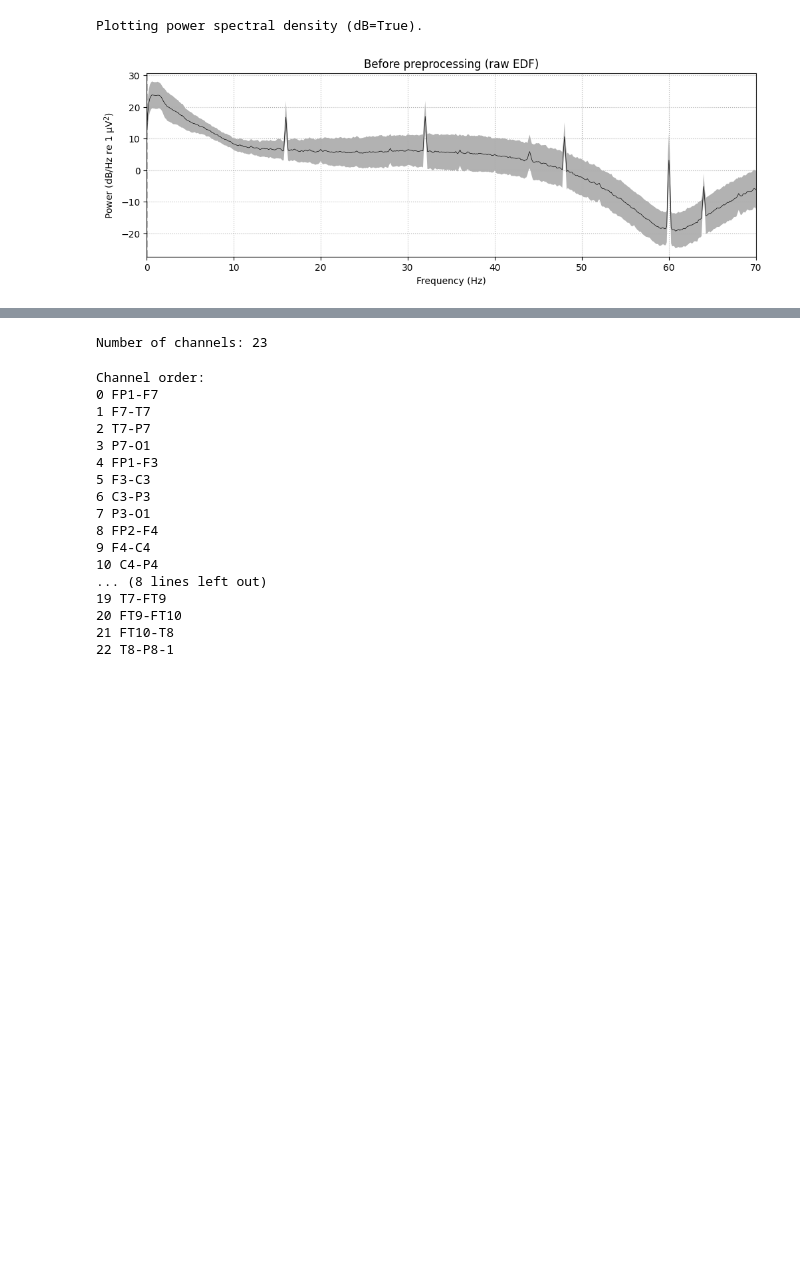
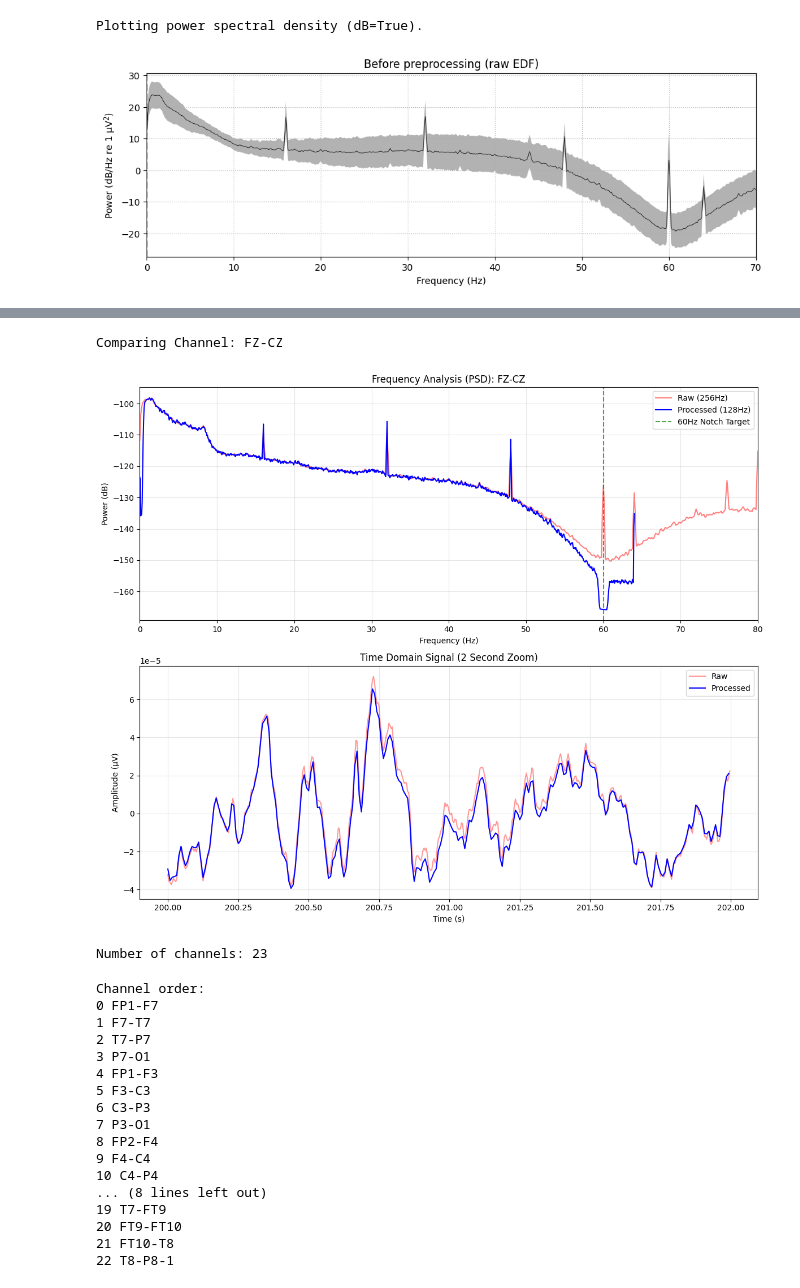
Before and after one commit to denizyennerr/Tez, a Jupyter notebook: notebooks/analysis.ipynb, the cells around one changed output, grey strips where cells are left out. Cells and saved outputs as stored; diff of their text form; code cells hidden in the pictures; blank space fills up the shorter version.

Commit message:
Implement preprocessing / analysis changes

```diff
--- a/notebooks/analysis.ipynb
+++ b/notebooks/analysis.ipynb
@@ -880,3 +979,67 @@ ValueError: Requested fmax (70 Hz) must not exceed ½ the sampling frequency of
+# %%
+import matplotlib.pyplot as plt
+import mne
+import numpy as np
+
+# --- 1. Settings ---
+mne.set_log_level("ERROR")
+
+# Find a common channel
+common_channels = list(set(raw_before.ch_names) & set(raw_after.ch_names))
+target_channel = common_channels[0] # Usually FP1-F7 or similar
+
+print(f"Comparing Channel: {target_channel}")
+
+fig, ax = plt.subplots(2, 1, figsize=(12, 10))
+
+# --- 2. Frequency Domain (The Proof) ---
+# We calculate PSD for Raw up to 100Hz to see the 60Hz noise clearly
+psd_before = raw_before.compute_psd(fmax=100, picks=[target_channel])
+# We calculate PSD for Processed up to 64Hz (Maximum for 128Hz sampling)
+psd_after = raw_after.compute_psd(fmax=64, picks=[target_channel])
+
+# Plot Raw in RED
+ax[0].plot(psd_before.freqs, 10 * np.log10(psd_before.get_data()[0]),
+           color='red', alpha=0.5, label='Raw (256Hz)')
+
+# Plot Processed in BLUE
+ax[0].plot(psd_after.freqs, 10 * np.log10(psd_after.get_data()[0]),
+           color='blue', linewidth=1.5, label='Processed (128Hz)')
+
+# Highlight the 60Hz Notch
+ax[0].axvline(60, color='green', linestyle='--', alpha=0.7, label='60Hz Notch Target')
+
+ax[0].set_title(f"Frequency Analysis (PSD): {target_channel}")
+ax[0].set_ylabel("Power (dB)")
+ax[0].set_xlabel("Frequency (Hz)")
+ax[0].legend()
+ax[0].grid(True, alpha=0.3)
+ax[0].set_xlim(0, 80) # Zoom in on the relevant area
+
+# --- 3. Time Domain (The Signal) ---
+start_sec = 200
+duration = 2 # Zoom in to 2 seconds to see smoothness better
+
+idx_b = raw_before.ch_names.index(target_channel)
+idx_a = raw_after.ch_names.index(target_channel)
+
+data_b, times_b = raw_before[idx_b, int(start_sec*256):int((start_sec+duration)*256)]
+data_a, times_a = raw_after[idx_a, int(start_sec*128):int((start_sec+duration)*128)]
+
+ax[1].plot(times_b, data_b.T, color='red', alpha=0.4, label='Raw')
+ax[1].plot(times_a, data_a.T, color='blue', linewidth=1.5, label='Processed')
+
+ax[1].set_title(f"Time Domain Signal (2 Second Zoom)")
+ax[1].set_xlabel("Time (s)")
+ax[1].set_ylabel("Amplitude (µV)")
+ax[1].legend()
+ax[1].grid(True, alpha=0.3)
+
+plt.tight_layout()
+plt.show()
+# %% [output]
+Comparing Channel: FZ-CZ
+[figure, added]
 # %%
 print("Number of channels:", len(raw_after.ch_names))
 # %% [output]
```
Also changed, not shown: parts of 9 cells of this notebook, 1 other file.
